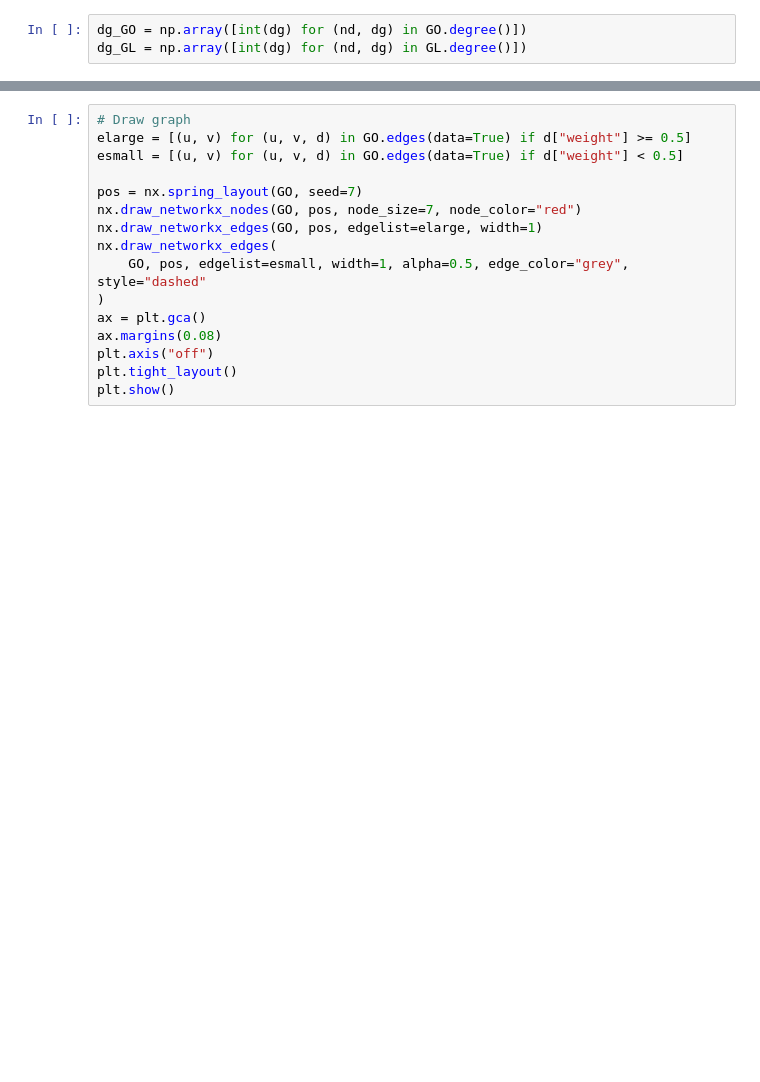
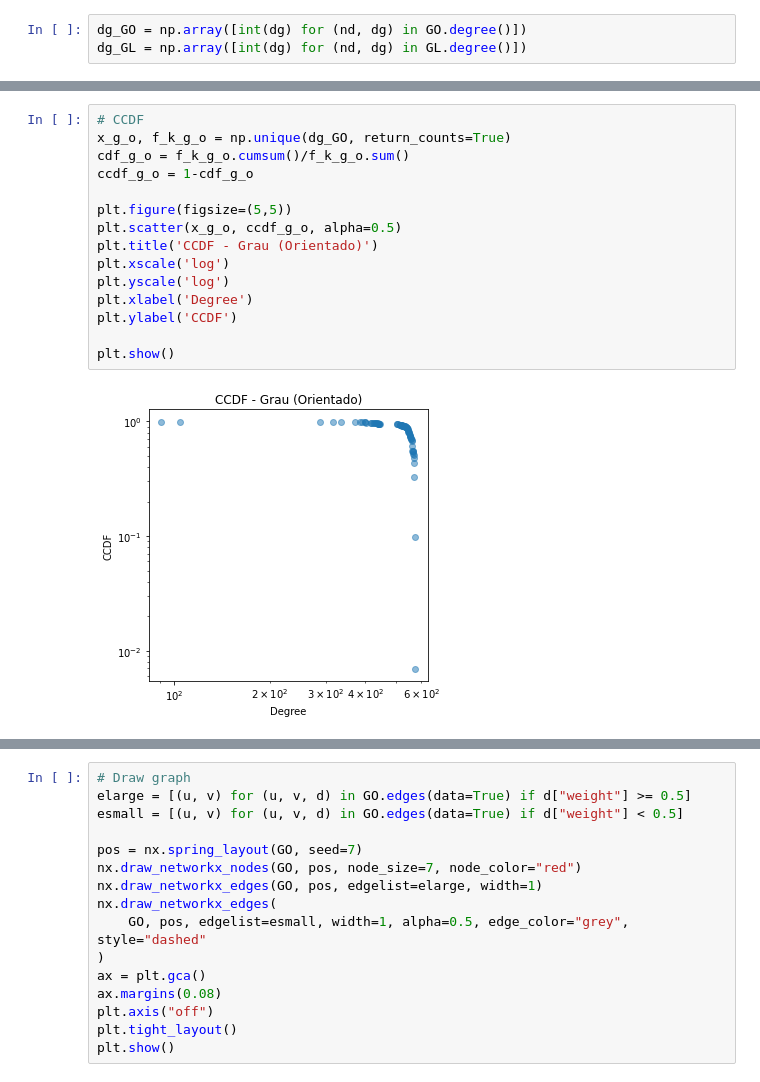
Before and after one commit to rodrigohaddad/Complex-Networks, a Jupyter notebook: tf/analyse_network.ipynb, the cells around one changed output, grey strips where cells are left out. Cells and saved outputs as stored; diff of their text form; blank space fills up the shorter version.

```diff
--- a/tf/analyse_network.ipynb
+++ b/tf/analyse_network.ipynb
@@ -42,3 +53,20 @@ Degree max, min, mean, std: 573, 91, 552.822299651568, 44.88929228623447
+# %%
+# CCDF
+x_g_o, f_k_g_o = np.unique(dg_GO, return_counts=True)
+cdf_g_o = f_k_g_o.cumsum()/f_k_g_o.sum()
+ccdf_g_o = 1-cdf_g_o
+
+plt.figure(figsize=(5,5))
+plt.scatter(x_g_o, ccdf_g_o, alpha=0.5)
+plt.title('CCDF - Grau (Orientado)')
+plt.xscale('log')
+plt.yscale('log')
+plt.xlabel('Degree')
+plt.ylabel('CCDF')
+
+plt.show()
+# %% [output]
+[figure, added]
 # %%
 # Characterization LIBERADO
 print(f"Nodes: {GL.number_of_nodes()}")
```
Also changed, not shown: parts of 10 cells of this notebook, 1 other file.
